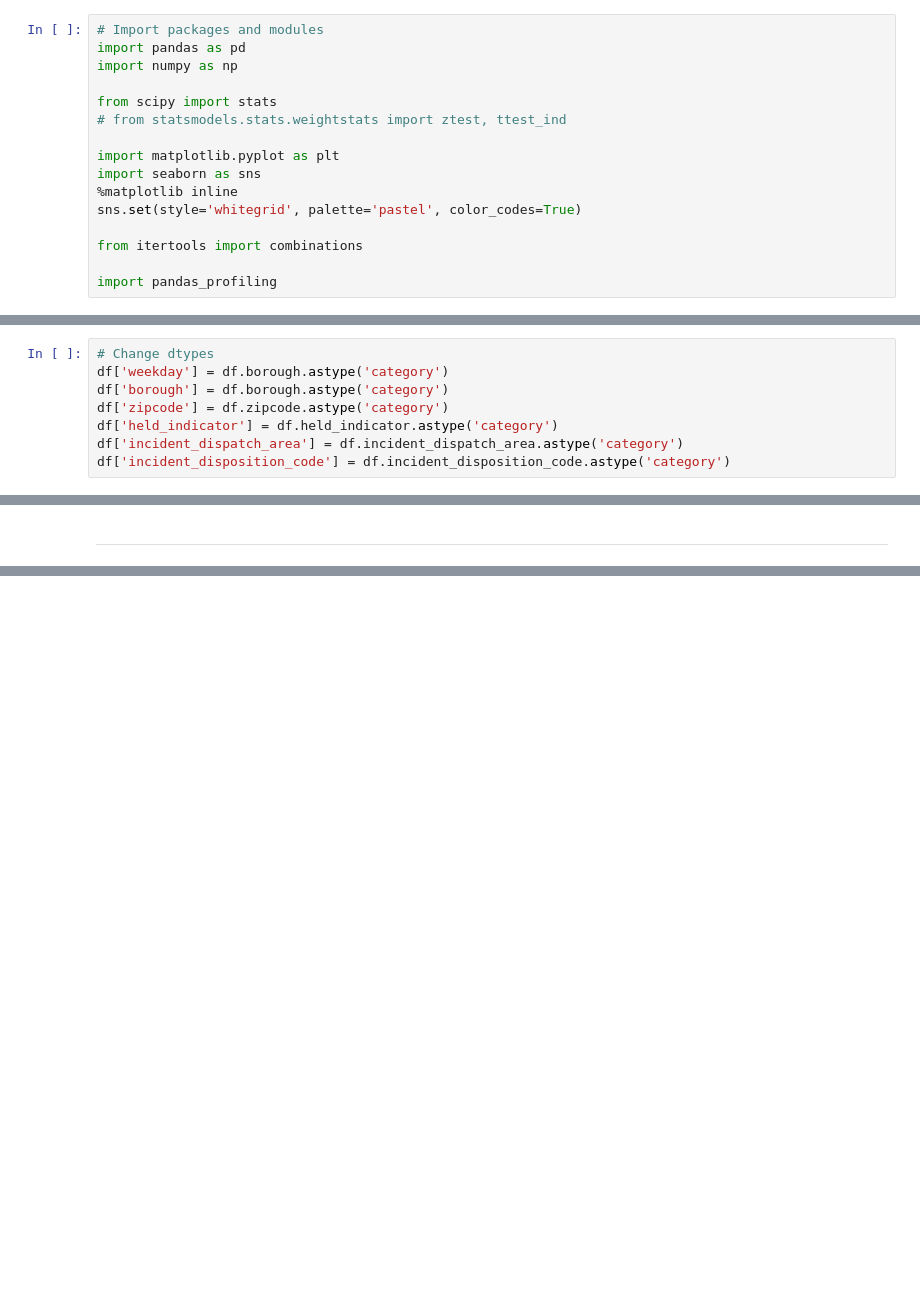
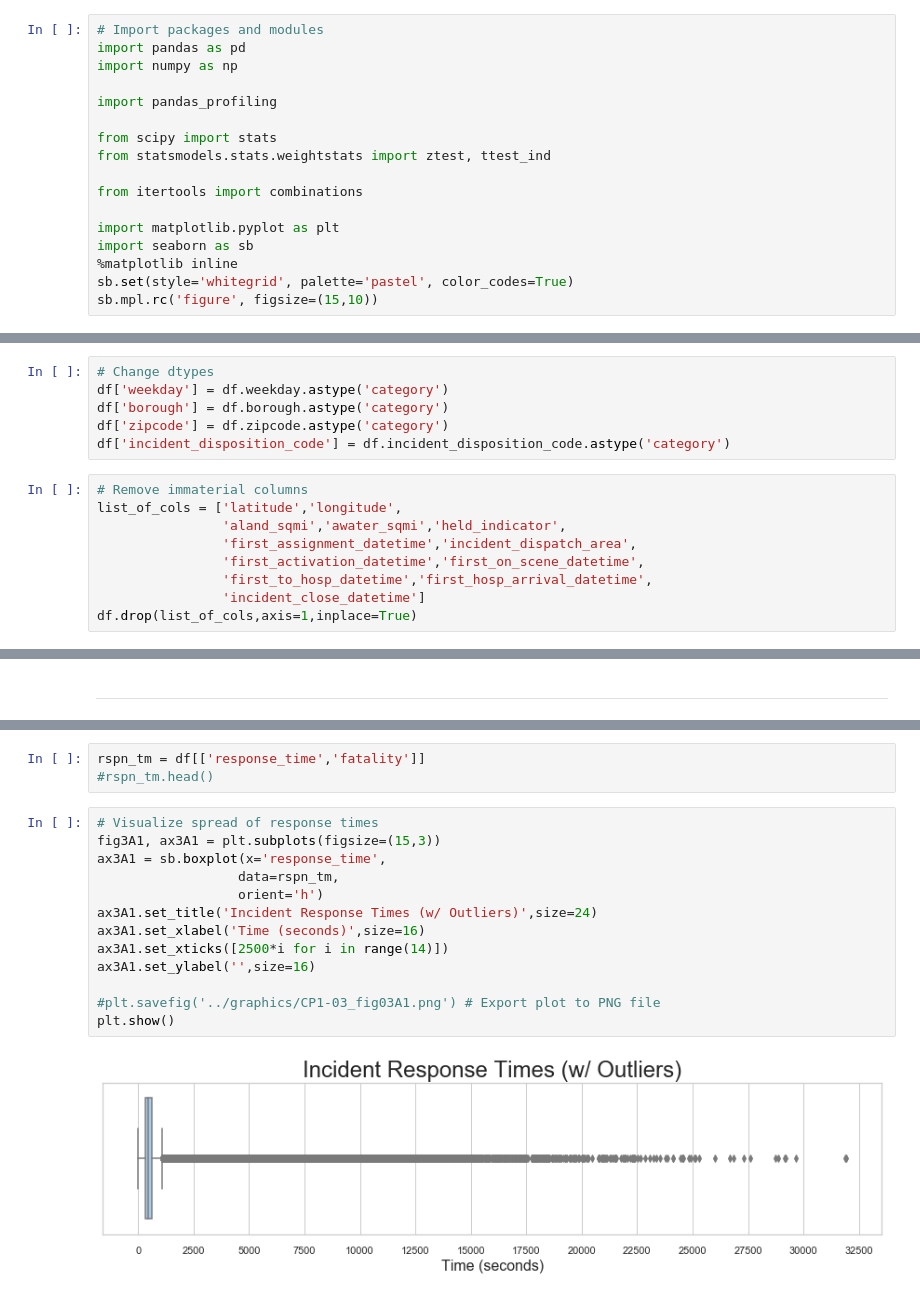
Before and after one commit to JD-Williams/Springboard, a Jupyter notebook: Capstones/Capstone 1/code/CP1-03_Stats.ipynb, the cells around one changed output, grey strips where cells are left out. Cells and saved outputs as stored; diff of their text form; blank space fills up the shorter version.

```diff
--- a/Capstones/Capstone 1/code/CP1-03_Stats.ipynb
+++ b/Capstones/Capstone 1/code/CP1-03_Stats.ipynb
@@ -46,17 +28,18 @@ Null Hypotheses to be Tested:
 import pandas as pd
 import numpy as np
 
+import pandas_profiling
+
 from scipy import stats
-# from statsmodels.stats.weightstats import ztest, ttest_ind
-
-import matplotlib.pyplot as plt
-import seaborn as sns
-%matplotlib inline
-sns.set(style='whitegrid', palette='pastel', color_codes=True)
+from statsmodels.stats.weightstats import ztest, ttest_ind
 
 from itertools import combinations
 
-import pandas_profiling
+import matplotlib.pyplot as plt
+import seaborn as sb
+%matplotlib inline
+sb.set(style='whitegrid', palette='pastel', color_codes=True)
+sb.mpl.rc('figure', figsize=(15,10))
 # %%
 # Assign file path
 file_path = '../data/clean_EMS_data.csv'
@@ -96,9 +66,16 @@ memory usage: 4.1 GB
 # %%
 # Change dtypes
-df['weekday'] = df.borough.astype('category')
+df['weekday'] = df.weekday.astype('category')
 df['borough'] = df.borough.astype('category')
 df['zipcode'] = df.zipcode.astype('category')
-df['held_indicator'] = df.held_indicator.astype('category')
-df['incident_dispatch_area'] = df.incident_dispatch_area.astype('category')
 df['incident_disposition_code'] = df.incident_disposition_code.astype('category')
+# %%
+# Remove immaterial columns
+list_of_cols = ['latitude','longitude',
+                'aland_sqmi','awater_sqmi','held_indicator',
+                'first_assignment_datetime','incident_dispatch_area',
+                'first_activation_datetime','first_on_scene_datetime',
+                'first_to_hosp_datetime','first_hosp_arrival_datetime',
+                'incident_close_datetime']
+df.drop(list_of_cols,axis=1,inplace=True)
 # %%
@@ -673,0 +222,18 @@ pandas_profiling.ProfileReport(df)
+# %%
+rspn_tm = df[['response_time','fatality']]
+#rspn_tm.head()
+# %%
+# Visualize spread of response times
+fig3A1, ax3A1 = plt.subplots(figsize=(15,3))
+ax3A1 = sb.boxplot(x='response_time',
+                  data=rspn_tm,
+                  orient='h')
+ax3A1.set_title('Incident Response Times (w/ Outliers)',size=24)
+ax3A1.set_xlabel('Time (seconds)',size=16)
+ax3A1.set_xticks([2500*i for i in range(14)])
+ax3A1.set_ylabel('',size=16)
+
+#plt.savefig('../graphics/CP1-03_fig03A1.png') # Export plot to PNG file
+plt.show()
+# %% [output]
+[figure, added]
```
Also changed, not shown: parts of 124 cells of this notebook.
